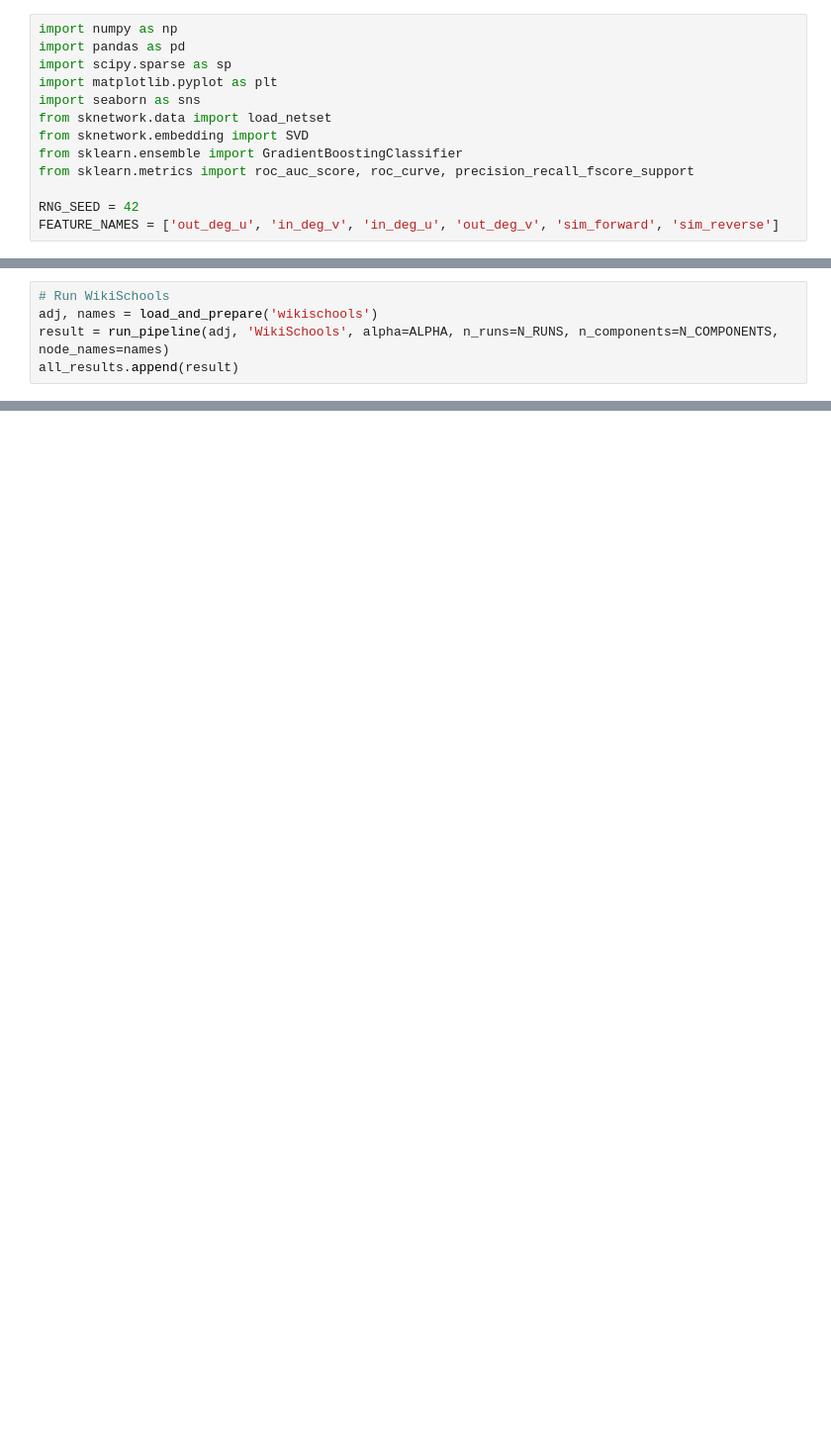
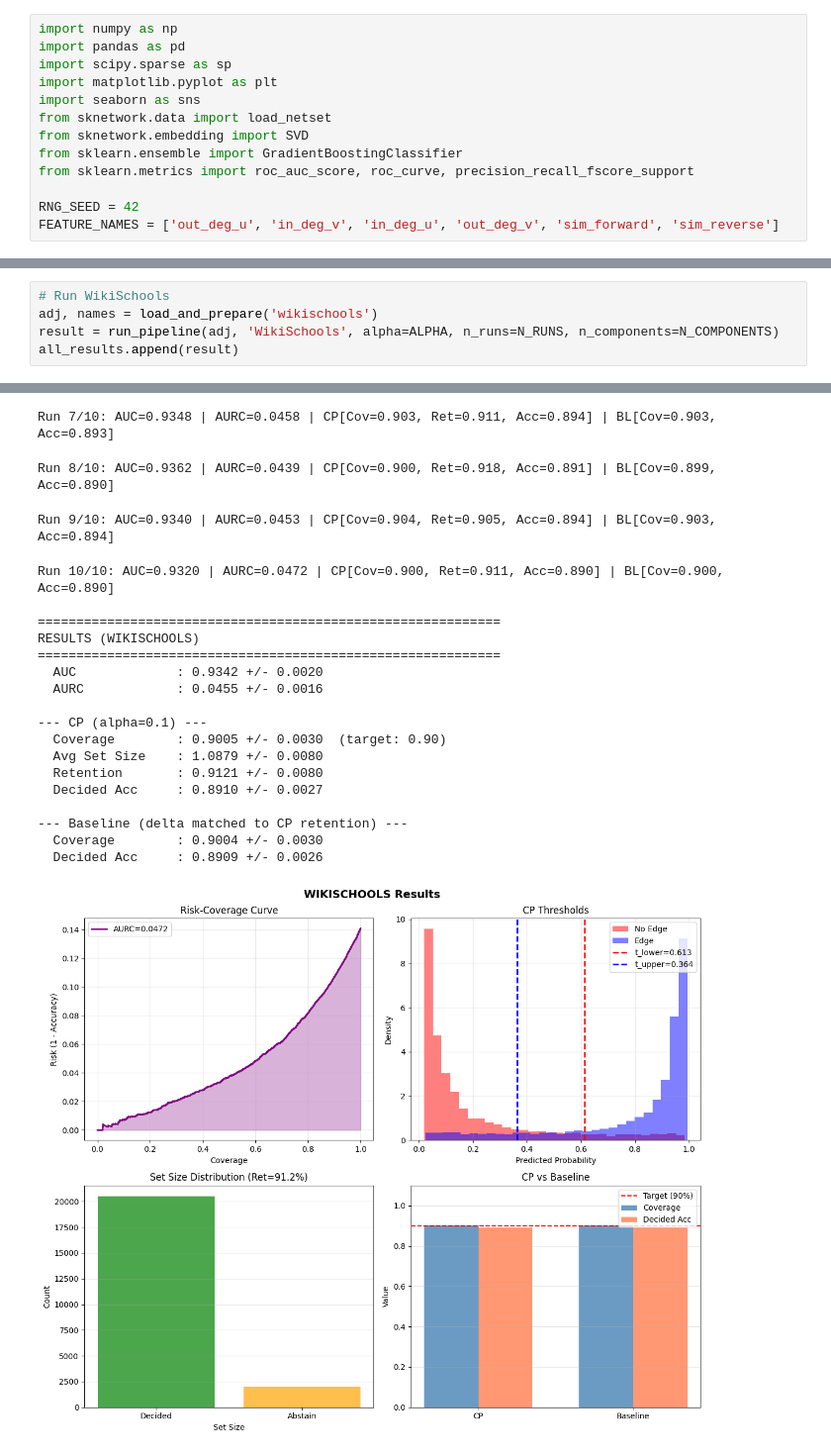
Before and after one commit to VuHaiThienLong/GraphCP, a Jupyter notebook: directed_graph/all_datasets_directed.ipynb, the cells around one changed output, grey strips where cells are left out. Shown at 99% size. Saved outputs shown, nothing was run; the diff lists cells and outputs as text; blank space fills up the shorter version.

```diff
--- a/directed_graph/all_datasets_directed.ipynb
+++ b/directed_graph/all_datasets_directed.ipynb
@@ -262,5 +420,6 @@ all_results.append(result)
 # %%
 # Run WikiSchools
 adj, names = load_and_prepare('wikischools')
-result = run_pipeline(adj, 'WikiSchools', alpha=ALPHA, n_runs=N_RUNS, n_components=N_COMPONENTS, node_names=names)
+result = run_pipeline(adj, 'WikiSchools', alpha=ALPHA, n_runs=N_RUNS, n_components=N_COMPONENTS)
 all_results.append(result)
+# %% [output]
@@ -267 +440,22 @@ all_results.append(result)
+Run 7/10: AUC=0.9348 | AURC=0.0458 | CP[Cov=0.903, Ret=0.911, Acc=0.894] | BL[Cov=0.903, Acc=0.893]
+Run 8/10: AUC=0.9362 | AURC=0.0439 | CP[Cov=0.900, Ret=0.918, Acc=0.891] | BL[Cov=0.899, Acc=0.890]
+Run 9/10: AUC=0.9340 | AURC=0.0453 | CP[Cov=0.904, Ret=0.905, Acc=0.894] | BL[Cov=0.903, Acc=0.894]
+Run 10/10: AUC=0.9320 | AURC=0.0472 | CP[Cov=0.900, Ret=0.911, Acc=0.890] | BL[Cov=0.900, Acc=0.890]
+
+============================================================
+RESULTS (WIKISCHOOLS)
+============================================================
+  AUC             : 0.9342 +/- 0.0020
+  AURC            : 0.0455 +/- 0.0016
+
+--- CP (alpha=0.1) ---
+  Coverage        : 0.9005 +/- 0.0030  (target: 0.90)
+  Avg Set Size    : 1.0879 +/- 0.0080
+  Retention       : 0.9121 +/- 0.0080
+  Decided Acc     : 0.8910 +/- 0.0027
+
+--- Baseline (delta matched to CP retention) ---
+  Coverage        : 0.9004 +/- 0.0030
+  Decided Acc     : 0.8909 +/- 0.0026
+[figure, added]
 # %%
```
Also changed, not shown: parts of 13 cells of this notebook, 2 other files.
